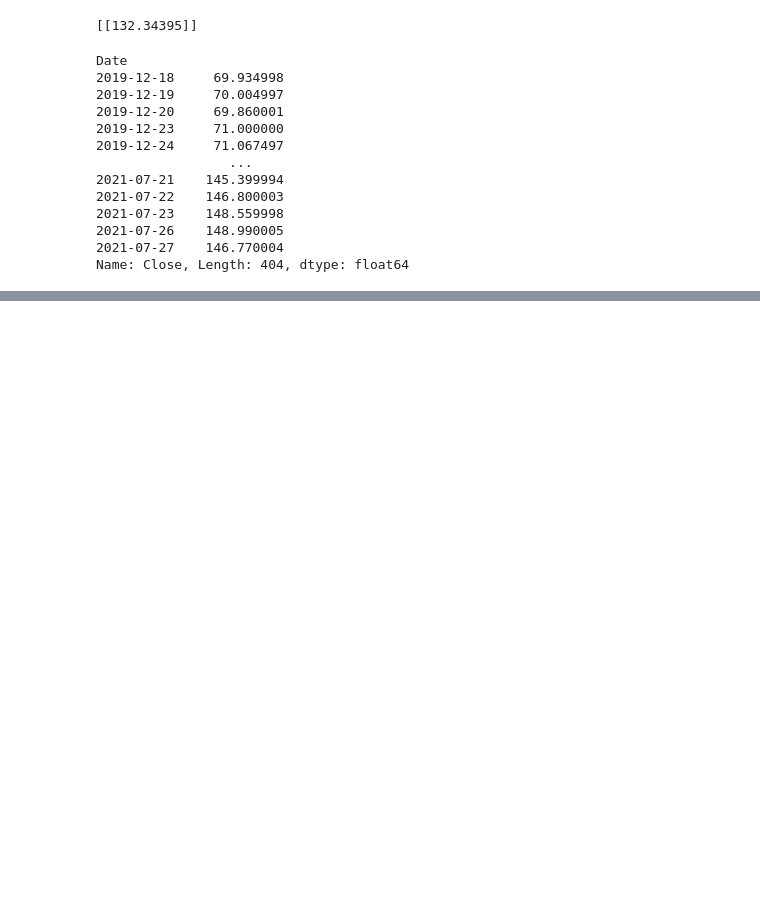
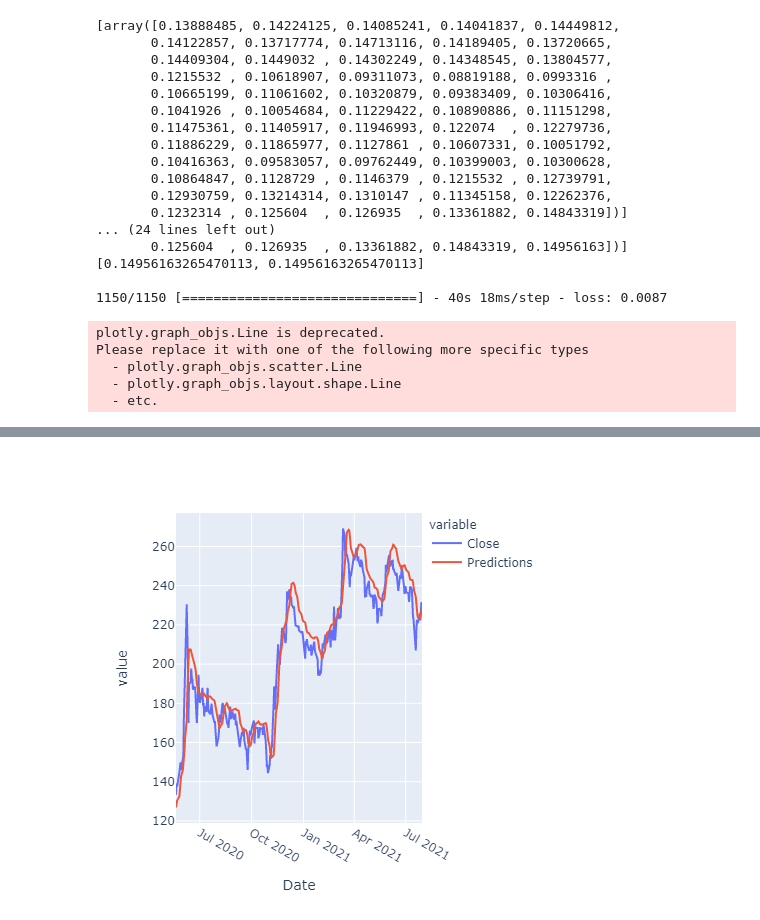
Before and after one commit to juanw31/fintech-Project-3, a Jupyter notebook: Joanne/aapl.ipynb, the cells around one changed output, grey strips where cells are left out. Saved outputs shown, nothing was run; the diff lists cells and outputs as text; code cells hidden in the pictures; blank space fills up the shorter version.

```diff
--- a/Joanne/aapl.ipynb
+++ b/Joanne/aapl.ipynb
@@ -237,7 +173,7 @@ valid.plot()
 # %%
 
 #Get the quote
-apple_quote = web.DataReader('AAPL', data_source='yahoo', start='2012-01-01', end='2021-07-26')
+apple_quote = web.DataReader('AAPL', data_source='yahoo', start='2011-07-30', end='2021-07-26')
 #Create a new dataframe
 new_df = apple_quote.filter(['Close'])
 #Get teh last 60 day closing price
@@ -257,23 +193,7 @@ pred_price = model.predict(X_test)
 #undo the scaling
 pred_price = scaler.inverse_transform(pred_price)
 print(pred_price)
-# %% [output]
-[[132.34395]]
 # %%
 #Get the quote
-apple_quote2 = web.DataReader('AAPL', data_source='yahoo', start='2019-12-18', end='2021-07-27')
+apple_quote2 = web.DataReader('AAPL', data_source='yahoo', start='2021-07-30', end='2021-07-30')
 print(apple_quote2['Close'])
-# %% [output]
-Date
-2019-12-18     69.934998
-2019-12-19     70.004997
-2019-12-20     69.860001
-2019-12-23     71.000000
-2019-12-24     71.067497
-                 ...
-2021-07-21    145.399994
-2021-07-22    146.800003
-2021-07-23    148.559998
-2021-07-26    148.990005
-2021-07-27    146.770004
-Name: Close, Length: 404, dtype: float64
@@ -279,0 +341,30 @@ Name: Close, Length: 404, dtype: float64
+# %%
+import plotly.express as px
+import joaa
+df = joaa.joa('ba').reset_index()
+#df = px.data.stocks()
+fig = px.line(df, x='Date', y=['Close', 'Predictions'])
+fig.show()
+# %% [output]
+[array([0.13888485, 0.14224125, 0.14085241, 0.14041837, 0.14449812,
+       0.14122857, 0.13717774, 0.14713116, 0.14189405, 0.13720665,
+       0.14409304, 0.1449032 , 0.14302249, 0.14348545, 0.13804577,
+       0.1215532 , 0.10618907, 0.09311073, 0.08819188, 0.0993316 ,
+       0.10665199, 0.11061602, 0.10320879, 0.09383409, 0.10306416,
+       0.1041926 , 0.10054684, 0.11229422, 0.10890886, 0.11151298,
+       0.11475361, 0.11405917, 0.11946993, 0.122074  , 0.12279736,
+       0.11886229, 0.11865977, 0.1127861 , 0.10607331, 0.10051792,
+       0.10416363, 0.09583057, 0.09762449, 0.10399003, 0.10300628,
+       0.10864847, 0.1128729 , 0.1146379 , 0.1215532 , 0.12739791,
+       0.12930759, 0.13214314, 0.1310147 , 0.11345158, 0.12262376,
+       0.1232314 , 0.125604  , 0.126935  , 0.13361882, 0.14843319])]
+... (24 lines left out)
+       0.125604  , 0.126935  , 0.13361882, 0.14843319, 0.14956163])]
+[0.14956163265470113, 0.14956163265470113]
+
+1150/1150 [==============================] - 40s 18ms/step - loss: 0.0087
+plotly.graph_objs.Line is deprecated.
+Please replace it with one of the following more specific types
+  - plotly.graph_objs.scatter.Line
+  - plotly.graph_objs.layout.shape.Line
+  - etc.
@@ -279,0 +372 @@ Name: Close, Length: 404, dtype: float64
+[figure, added]
```
Also changed, not shown: parts of 33 cells of this notebook, 7 other files.
